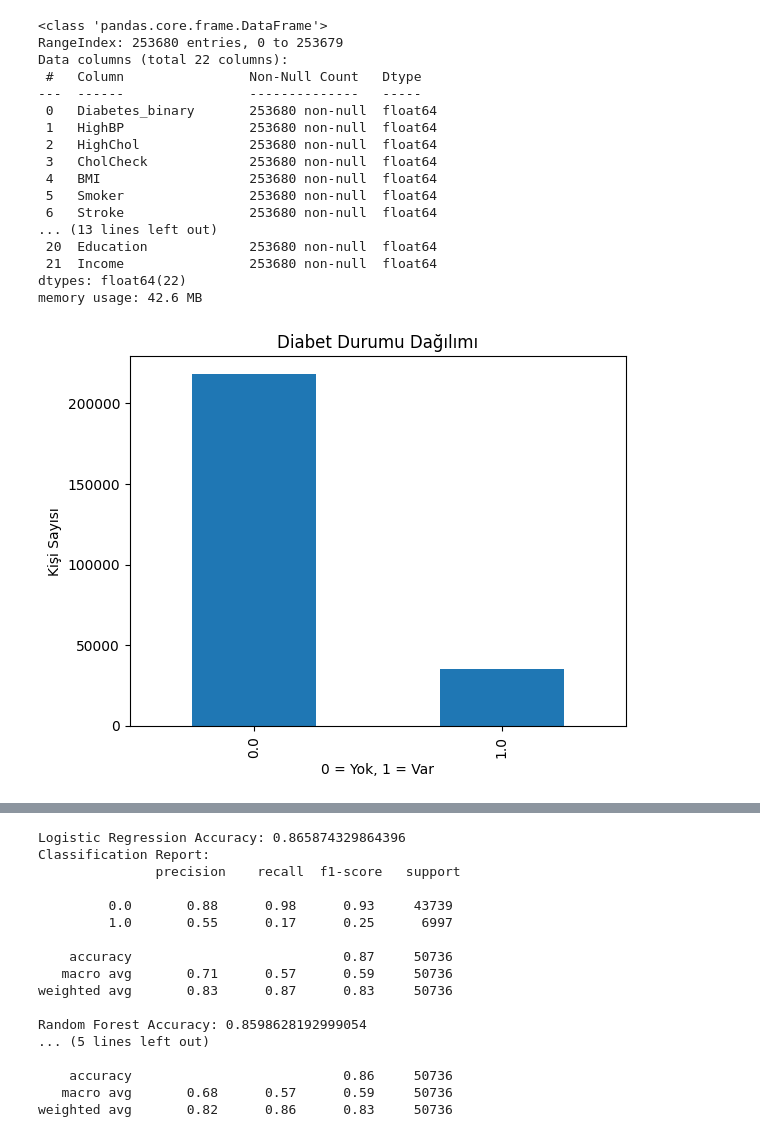
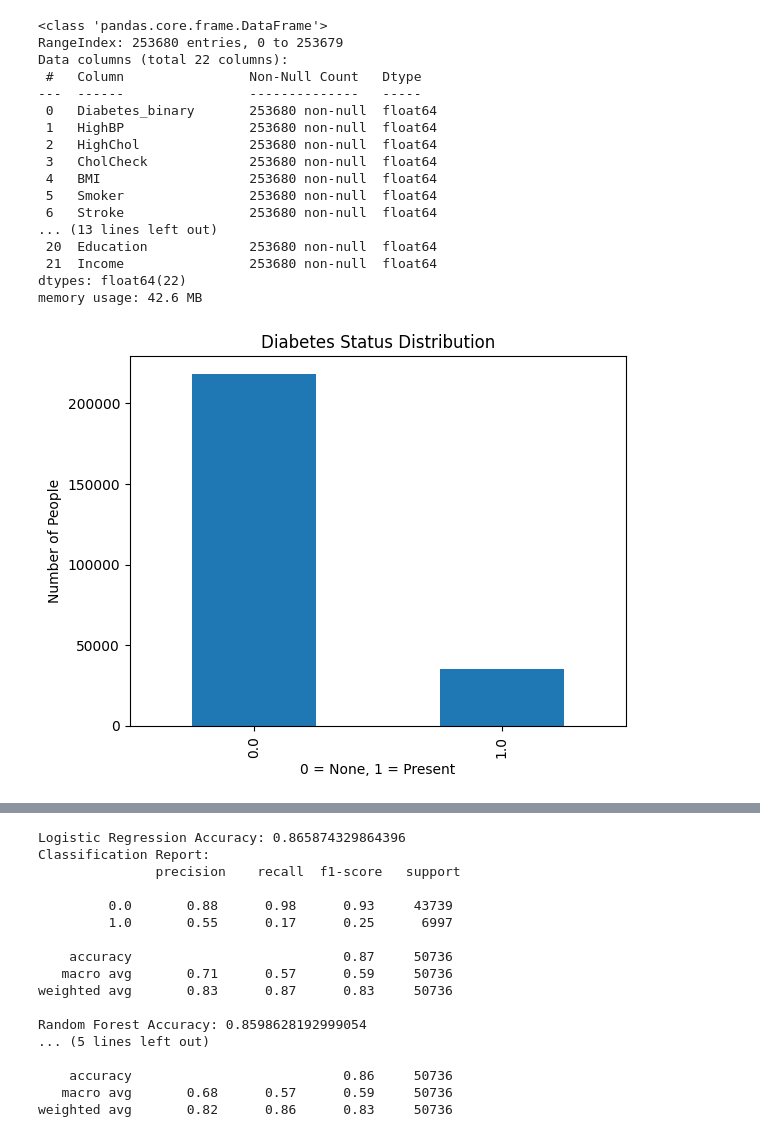
Before and after one commit to ipekgultekin/Diabetes-Prediction-with-Supervised-Learning, a Jupyter notebook: googleaihub.ipynb, the cells around one changed output, grey strips where cells are left out. Cells and saved outputs as stored; diff of their text form; code cells hidden in the pictures.

```diff
--- a/googleaihub.ipynb
+++ b/googleaihub.ipynb
@@ -17,27 +17,27 @@ df.describe()
 
 #target variable distribution (0: no diabetes, 1: diabetes)
 df['Diabetes_binary'].value_counts().plot(kind='bar')
-plt.title("Diabet Durumu Dağılımı")
-plt.xlabel("0 = Yok, 1 = Var")
-plt.ylabel("Kişi Sayısı")
+plt.title("Diabetes Status Distribution")
+plt.xlabel("0 = None, 1 = Present")
+plt.ylabel("Number of People")
 plt.show()
 
 #correlation matrix
 plt.figure(figsize=(14,10))
 sns.heatmap(df.corr(), cmap='coolwarm', annot=False)
-plt.title("Korelasyon Matrisi")
+plt.title("Correlation Matrix")
 plt.show()
 
 #visualisation of features
 sns.boxplot(x='Diabetes_binary', y='BMI', data=df)
-plt.title("Diyabet Durumuna Göre BMI Dağılımı")
+plt.title("BMI Distribution According to Diabetes Status")
 plt.show()
 
 #check to see how many people have diabetes
 df['Diabetes_binary'].value_counts().plot(kind='bar')
-plt.title("Diyabet Durumu Dağılımı (0 = Yok, 1 = Var)")
-plt.xlabel("Diyabet Durumu")
-plt.ylabel("Kişi Sayısı")
+plt.title("Diabetes Status Distribution (0 = None, 1 = Present)")
+plt.xlabel("Diabetes Status")
+plt.ylabel("Number of People")
 plt.show()
 
 
@@ -81,32 +81,32 @@ from sklearn.metrics import accuracy_score, classification_report
 rf_model = RandomForestClassifier(random_state=42)
 rf_model.fit(X_train, y_train)
 
 #make prediction with test data
 y_pred_rf = rf_model.predict(X_test)
 
 # evaluate the performance
 print("Random Forest Accuracy:", accuracy_score(y_test, y_pred_rf))
 print("Classification Report:\n", classification_report(y_test, y_pred_rf))
 
 
 #Conclusion: Since the recognition rate of both models for individuals with diabetes was low, a class imbalance problem was identified.
 # %% [output]
 <class 'pandas.core.frame.DataFrame'>
 RangeIndex: 253680 entries, 0 to 253679
 Data columns (total 22 columns):
  #   Column                Non-Null Count   Dtype
 ---  ------                --------------   -----
  0   Diabetes_binary       253680 non-null  float64
  1   HighBP                253680 non-null  float64
  2   HighChol              253680 non-null  float64
  3   CholCheck             253680 non-null  float64
  4   BMI                   253680 non-null  float64
  5   Smoker                253680 non-null  float64
  6   Stroke                253680 non-null  float64
 ... (13 lines left out)
  20  Education             253680 non-null  float64
  21  Income                253680 non-null  float64
 dtypes: float64(22)
 memory usage: 42.6 MB
-[figure, old version]
+[figure, new version]
 [figure]
```
Also changed, not shown: parts of 1 cell of this notebook.
